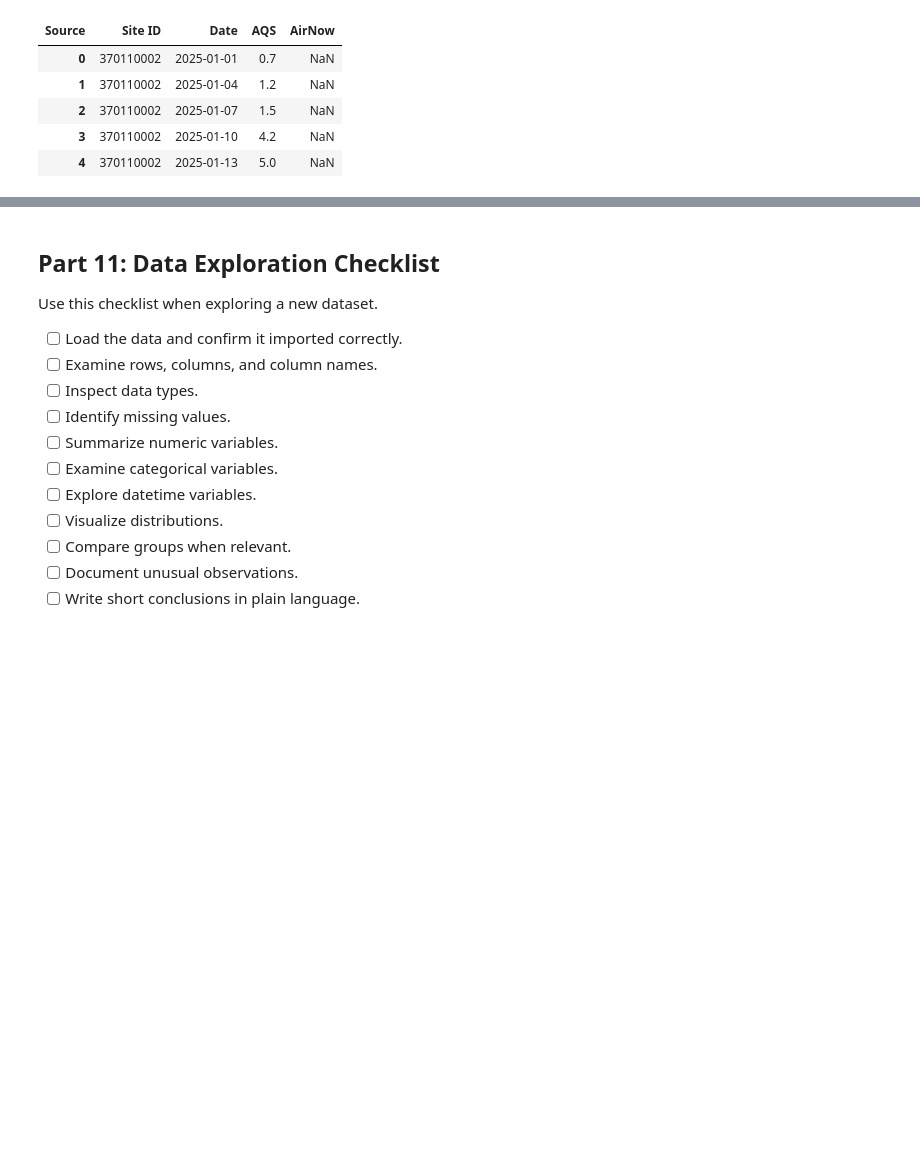
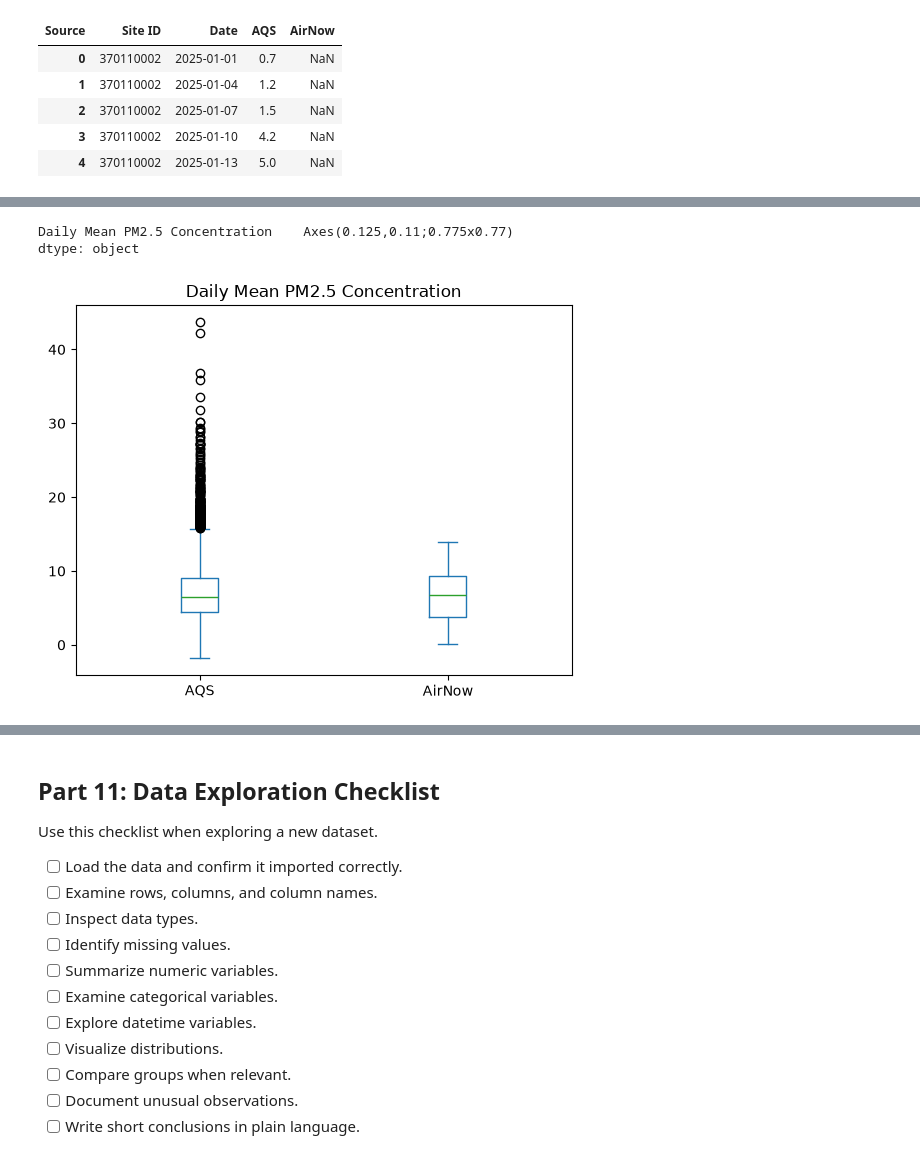
Before and after one commit to lamthieu1101/ENV700, a Jupyter notebook: lessons/M3-L-data-exploration-3-lab.ipynb, the cells around one changed output, grey strips where cells are left out. Saved outputs shown, nothing was run; the diff lists cells and outputs as text; code cells hidden in the pictures; blank space fills up the shorter version.

```diff
--- a/lessons/M3-L-data-exploration-3-lab.ipynb
+++ b/lessons/M3-L-data-exploration-3-lab.ipynb
@@ -424,6 +448,12 @@ pm25_wide.head()
 # %%
 # Create a box plot comparing PM2.5 concentration by source.
 # Hint: use Pandas .plot(kind='box', by='Source') or DataFrame.boxplot().
+
+pm25_data[[conc_col,'Source']].plot(kind='box',by='Source')
+# %% [output]
+Daily Mean PM2.5 Concentration    Axes(0.125,0.11;0.775x0.77)
+dtype: object
+[figure, added]
 # %%
 # Create histograms of PM2.5 concentration for each source.
 # Use Pandas plotting to compare the distributions. You may create separate plots or overlay them.
```
Also changed, not shown: parts of 9 cells of this notebook, 1 other file.
